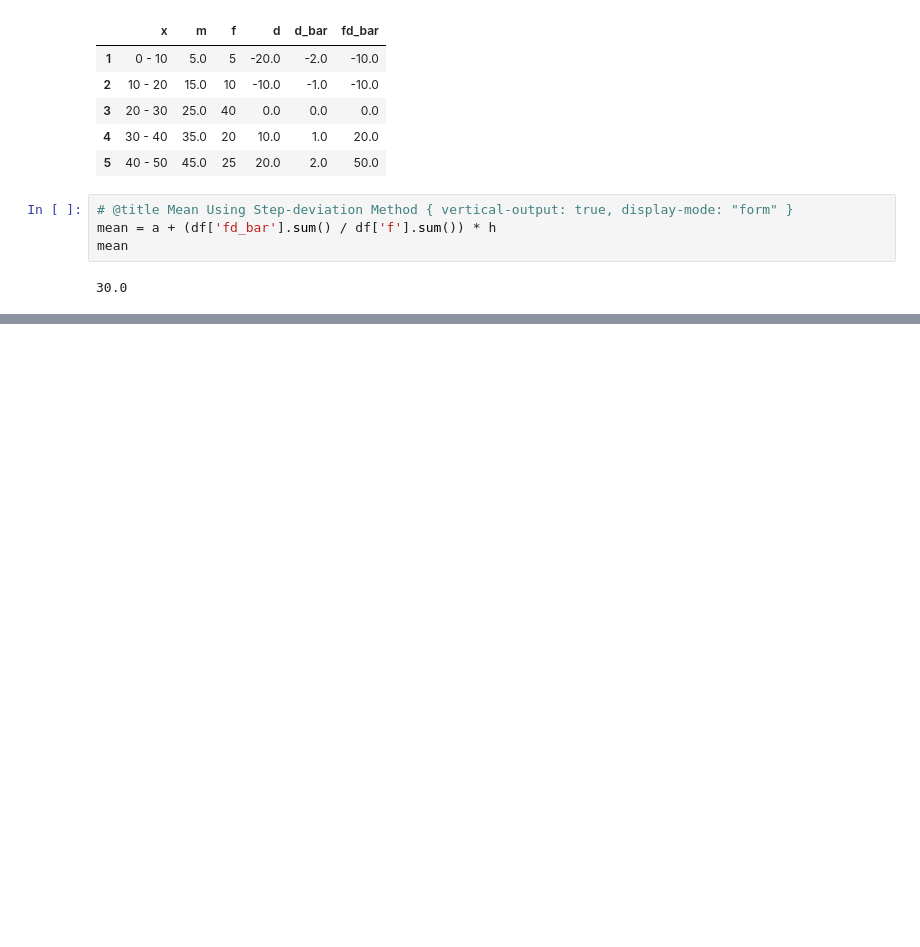
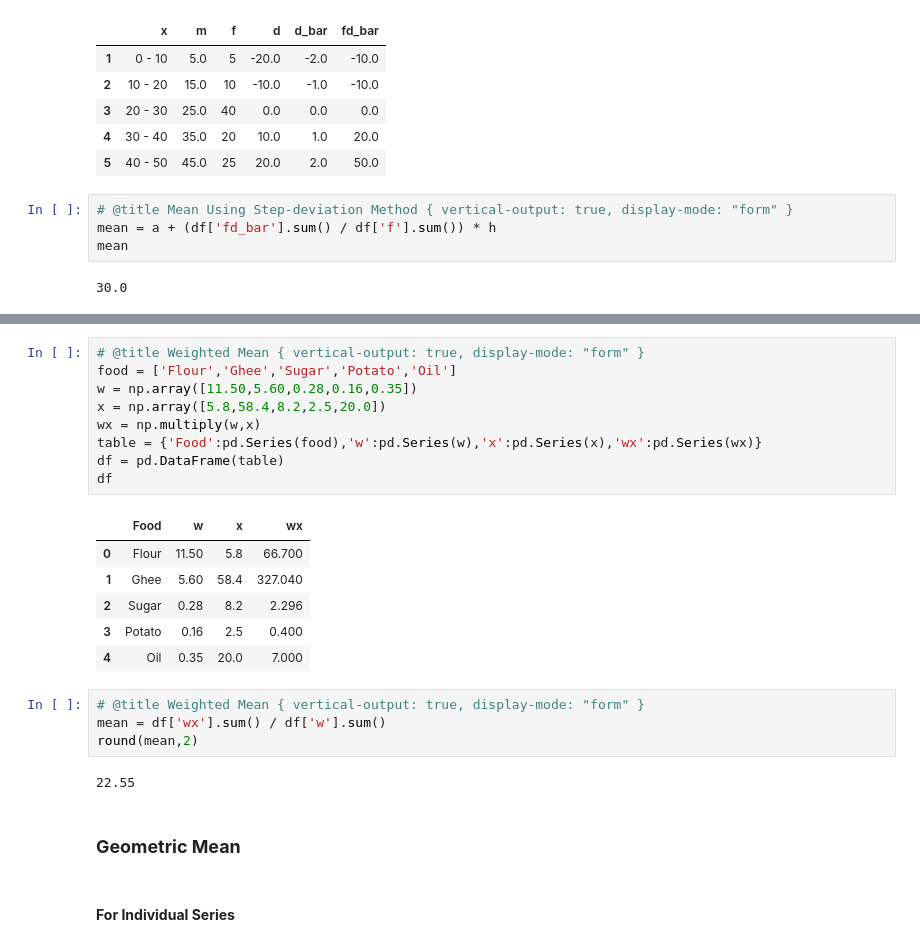
Before and after one commit to rulercosta/notebooks, a Jupyter notebook: Math.ipynb, the cells around one changed output, grey strips where cells are left out. Saved outputs shown, nothing was run; the diff lists cells and outputs as text; blank space fills up the shorter version.

```diff
--- a/Math.ipynb
+++ b/Math.ipynb
@@ -381,0 +457,26 @@ mean
+# %%
+# @title Weighted Mean { vertical-output: true, display-mode: "form" }
+food = ['Flour','Ghee','Sugar','Potato','Oil']
+w = np.array([11.50,5.60,0.28,0.16,0.35])
+x = np.array([5.8,58.4,8.2,2.5,20.0])
+wx = np.multiply(w,x)
+table = {'Food':pd.Series(food),'w':pd.Series(w),'x':pd.Series(x),'wx':pd.Series(wx)}
+df = pd.DataFrame(table)
+df
+# %% [output]
+|  | Food | w | x | wx |
+| 0 | Flour | 11.50 | 5.8 | 66.700 |
+| 1 | Ghee | 5.60 | 58.4 | 327.040 |
+| 2 | Sugar | 0.28 | 8.2 | 2.296 |
+| 3 | Potato | 0.16 | 2.5 | 0.400 |
+| 4 | Oil | 0.35 | 20.0 | 7.000 |
+# %%
+# @title Weighted Mean { vertical-output: true, display-mode: "form" }
+mean = df['wx'].sum() / df['w'].sum()
+round(mean,2)
+# %% [output]
+22.55
+# %% [markdown]
+### **Geometric Mean**
+# %% [markdown]
+<h4><b>For Individual Series</b></h4>
```
Also changed, not shown: parts of 5 cells of this notebook.
